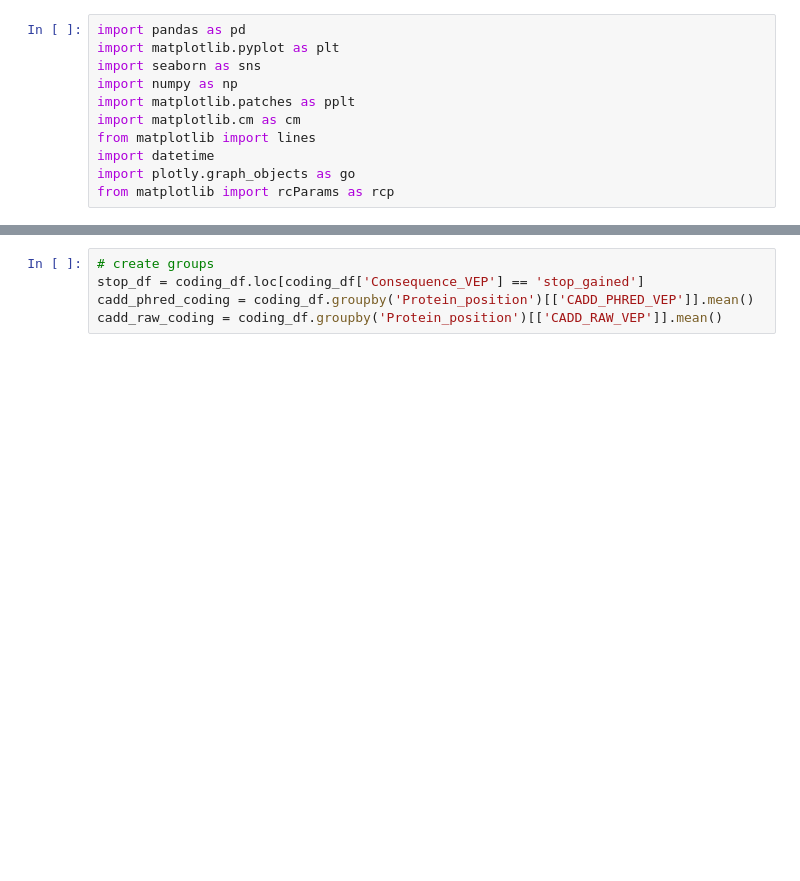
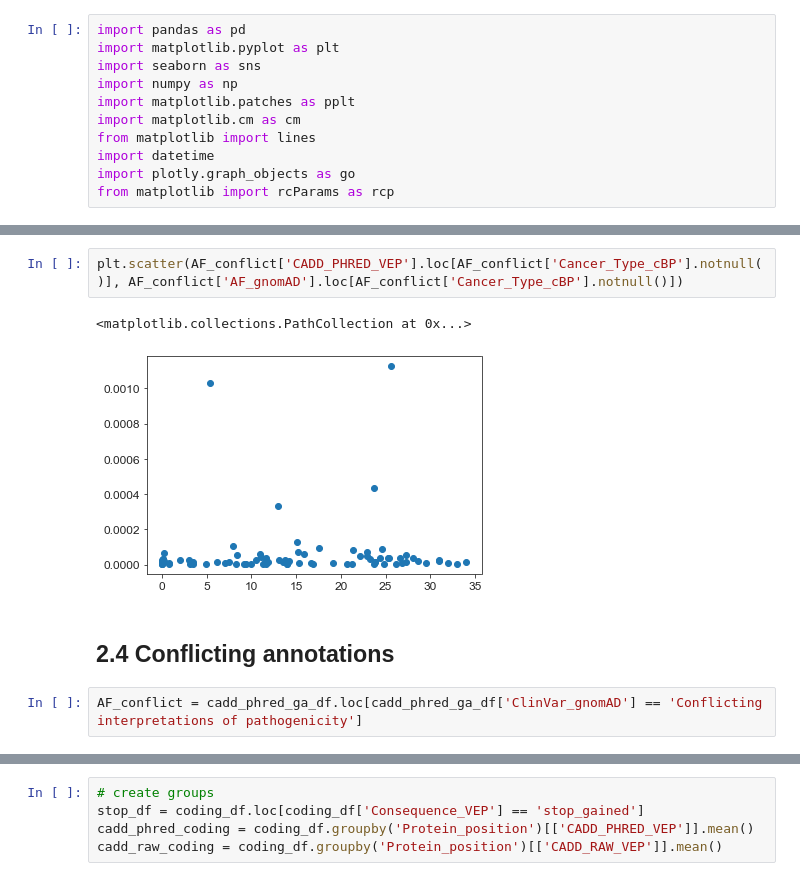
Before and after one commit to StephanHolgerD/master_visualization, a Jupyter notebook: 0517_data_vis.ipynb, the cells around one changed output, grey strips where cells are left out. Cells and saved outputs as stored; diff of their text form; blank space fills up the shorter version.

```diff
--- a/0517_data_vis.ipynb
+++ b/0517_data_vis.ipynb
@@ -21,0 +148,9 @@ Gene name: brca2
+# %%
+plt.scatter(AF_conflict['CADD_PHRED_VEP'].loc[AF_conflict['Cancer_Type_cBP'].notnull()], AF_conflict['AF_gnomAD'].loc[AF_conflict['Cancer_Type_cBP'].notnull()])
+# %% [output]
+<matplotlib.collections.PathCollection at 0x...>
+[figure, added]
+# %% [markdown]
+## 2.4 Conflicting annotations
+# %%
+AF_conflict = cadd_phred_ga_df.loc[cadd_phred_ga_df['ClinVar_gnomAD'] == 'Conflicting interpretations of pathogenicity']
```
Also changed, not shown: parts of 39 cells of this notebook.
